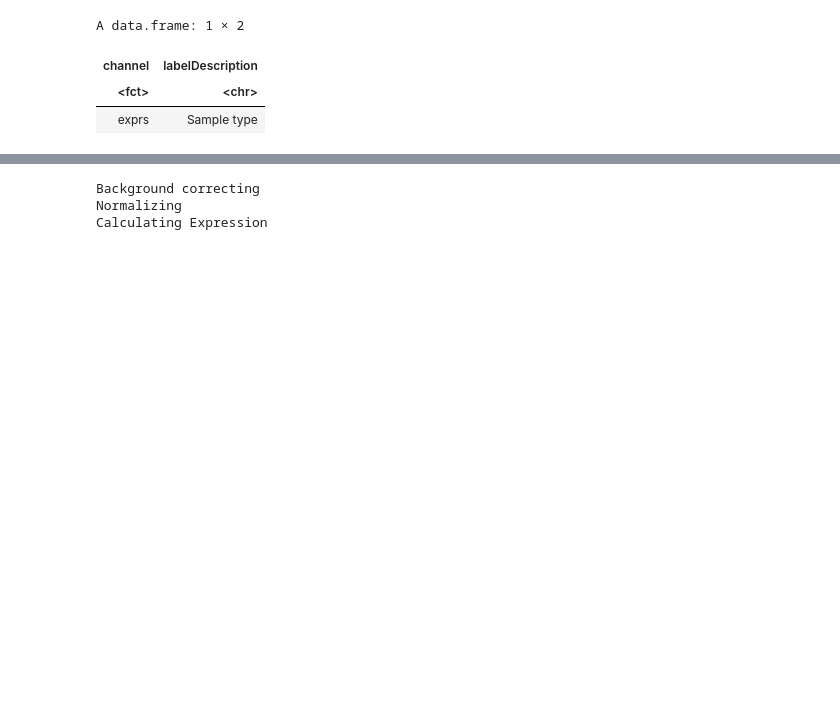
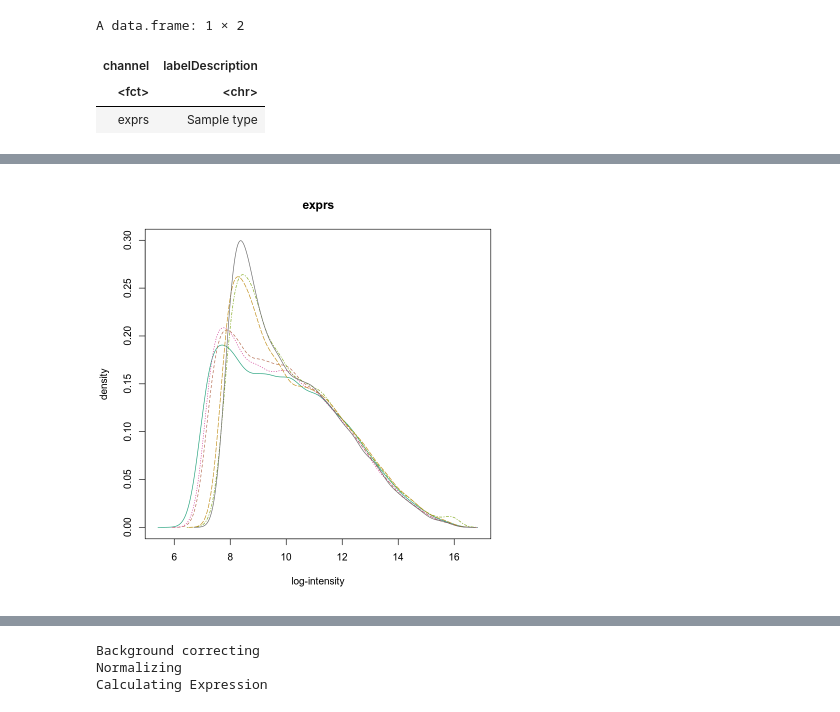
Before and after one commit to marcenavuc/bioinf_tutors, a Jupyter notebook: DEA/r_examples/DEA Example.ipynb, the cells around one changed output, grey strips where cells are left out. Saved outputs shown, nothing was run; the diff lists cells and outputs as text; code cells hidden in the pictures; blank space fills up the shorter version.

```diff
--- a/DEA/r_examples/DEA Example.ipynb
+++ b/DEA/r_examples/DEA Example.ipynb
@@ -184,0 +175,4 @@ hist(maqc)
+# %%
+oligo::hist(maqc)
+# %% [output]
+[figure, added]
```
Also changed, not shown: parts of 36 cells of this notebook, 3 other files.
